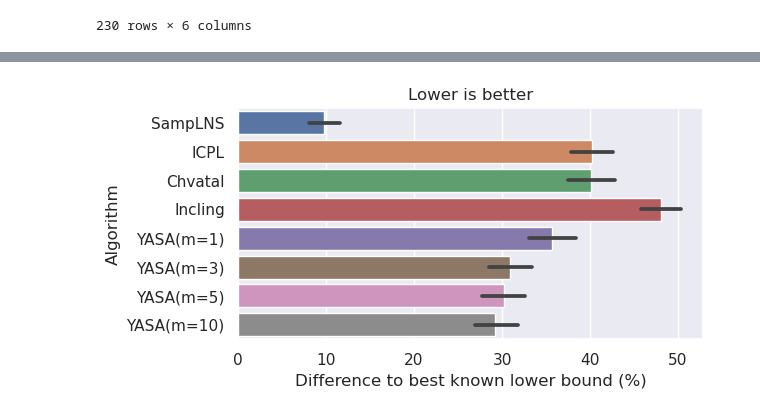
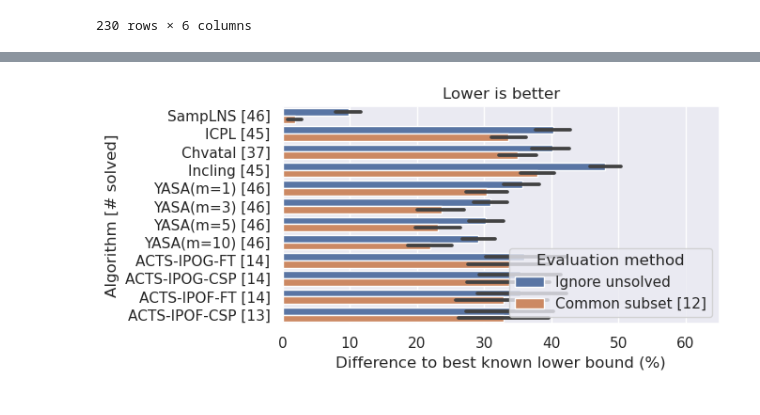
Before and after one commit to tubs-alg/SampLNS, a Jupyter notebook: evaluation/06_cds_improvements/07_lower_bound_gap.ipynb, the cells around one changed output, grey strips where cells are left out. Cells and saved outputs as stored; diff of their text form; code cells hidden in the pictures.

```diff
--- a/evaluation/06_cds_improvements/07_lower_bound_gap.ipynb
+++ b/evaluation/06_cds_improvements/07_lower_bound_gap.ipynb
@@ -46,3 +46,5 @@ pd.read_json(EXTENDED_BASELINE_DATA)
+# %%
+baseline_data = extended_baseline_data
 # %%
 best_lower_bound = samplns_data.groupby(["instance_name"])["lower_bound"].max().reset_index().rename(columns={"lower_bound": "best_lower_bound"})
 best_lower_bound.to_json("./out/07_best_lower_bounds.json.zip")
@@ -139,4 +141,4 @@ baseline_data
 # %%
-gaps = pd.concat([samplns_data[["algorithm_name", "gap"]], baseline_data[['algorithm_name', 'gap']]])
+gaps = pd.concat([samplns_data[["algorithm_name", "instance_name", "gap"]], baseline_data[['algorithm_name','instance_name', 'gap']]])
 gaps
 # %% [output]
@@ -155,0 +177,18 @@ gaps
+# %%
+algorithm_selection = ['SampLNS',
+ 'FIDE-ICPL',
+ 'FIDE-Chvatal',
+ 'Incling',
+ 'FIDE-YASA(m=1)',
+ 'FIDE-YASA(m=3)',
+ 'FIDE-YASA(m=5)',
+ 'FIDE-YASA(m=10)',
+  'ACTS-IPOG-FT',
+ 'ACTS-IPOG-CSP',
+ 'ACTS-IPOF-FT',
+ 'ACTS-IPOF-CSP']
+t = gaps[gaps["algorithm_name"].isin(algorithm_selection)].copy()
+t.dropna(inplace=True)
+t = t.groupby("instance_name")[["algorithm_name"]].nunique()
+instances_solved_by_all = t[t["algorithm_name"] == len(algorithm_selection)].index.tolist()
+instances_solved_by_all
@@ -155,0 +212,6 @@ gaps
+# %%
+t = gaps[gaps["instance_name"].isin(instances_solved_by_all)].copy()
+t["Instances"] = f"Common subset [{len(instances_solved_by_all)}]"
+gaps["Instances"] = "Ignore unsolved"
+gaps = pd.concat([gaps, t], ignore_index=True)
+gaps
@@ -175,16 +275,20 @@ gaps.groupby(["algorithm_name"]).mean()
 # %%
 
 import matplotlib.pyplot as plt
 import seaborn as sns
 sns.set_theme()
 
-t = gaps[~gaps["algorithm_name"].str.startswith("YASA")].copy()
+t = gaps[gaps["algorithm_name"].isin(algorithm_selection)].copy()
+
 f, ax = plt.subplots(figsize=(6, 3))
+t["algorithm_name"] = t["algorithm_name"].apply(lambda s: f"{s} [{num_instances_solved_by_alg[s]}]")
 t["algorithm_name"] = t["algorithm_name"].str.replace("FIDE-", "")
 plt.title("Lower is better")
-sns.barplot(data=t, y="algorithm_name", x="gap")
+sns.barplot(data=t, y="algorithm_name", x="gap", hue="Instances")
 plt.xlabel("Difference to best known lower bound (%)")
-plt.ylabel("Algorithm")
+plt.ylabel("Algorithm [# solved]")
+plt.legend(loc="lower right", title="Evaluation method")
+plt.xlim(0, 65)
 plt.show()
 # %% [output]
-[figure, old version]
+[figure, new version]
```
Also changed, not shown: parts of 11 cells of this notebook, 12 other files.
